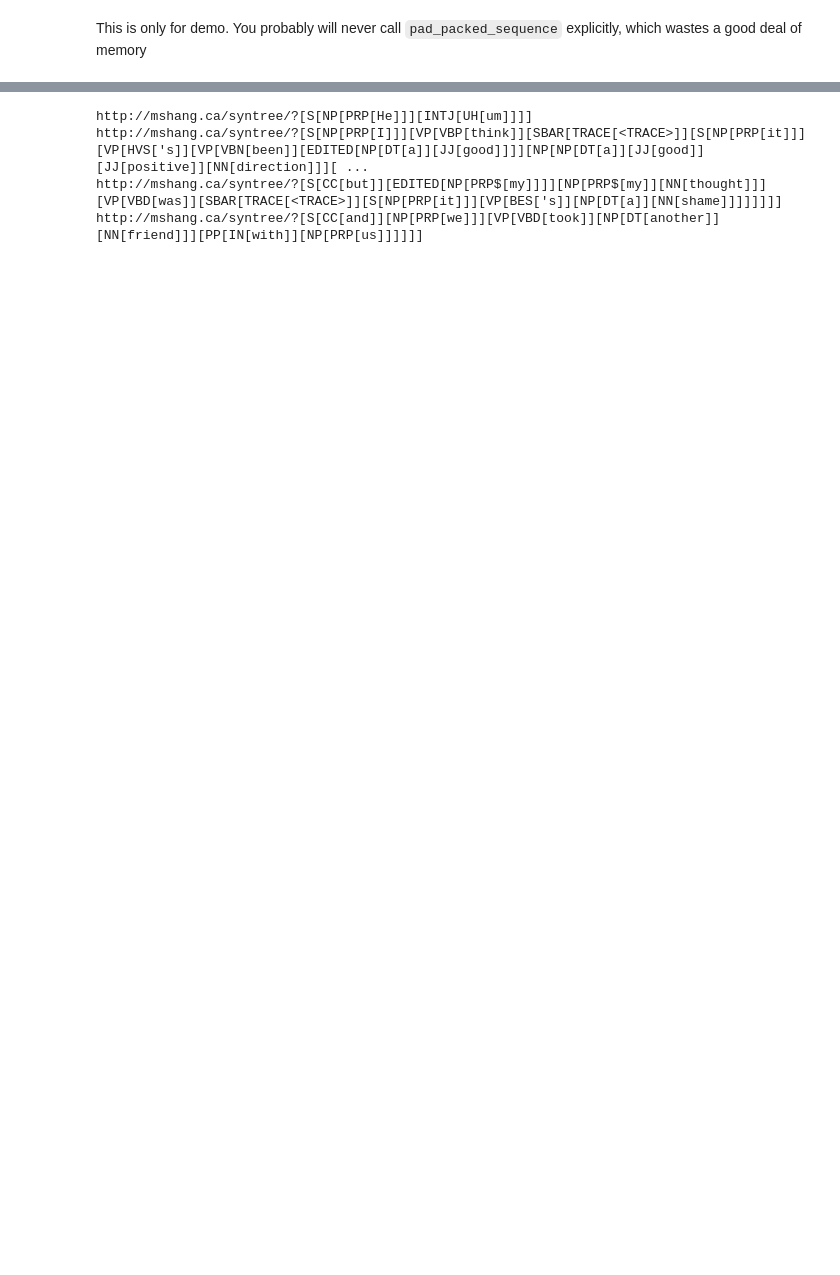
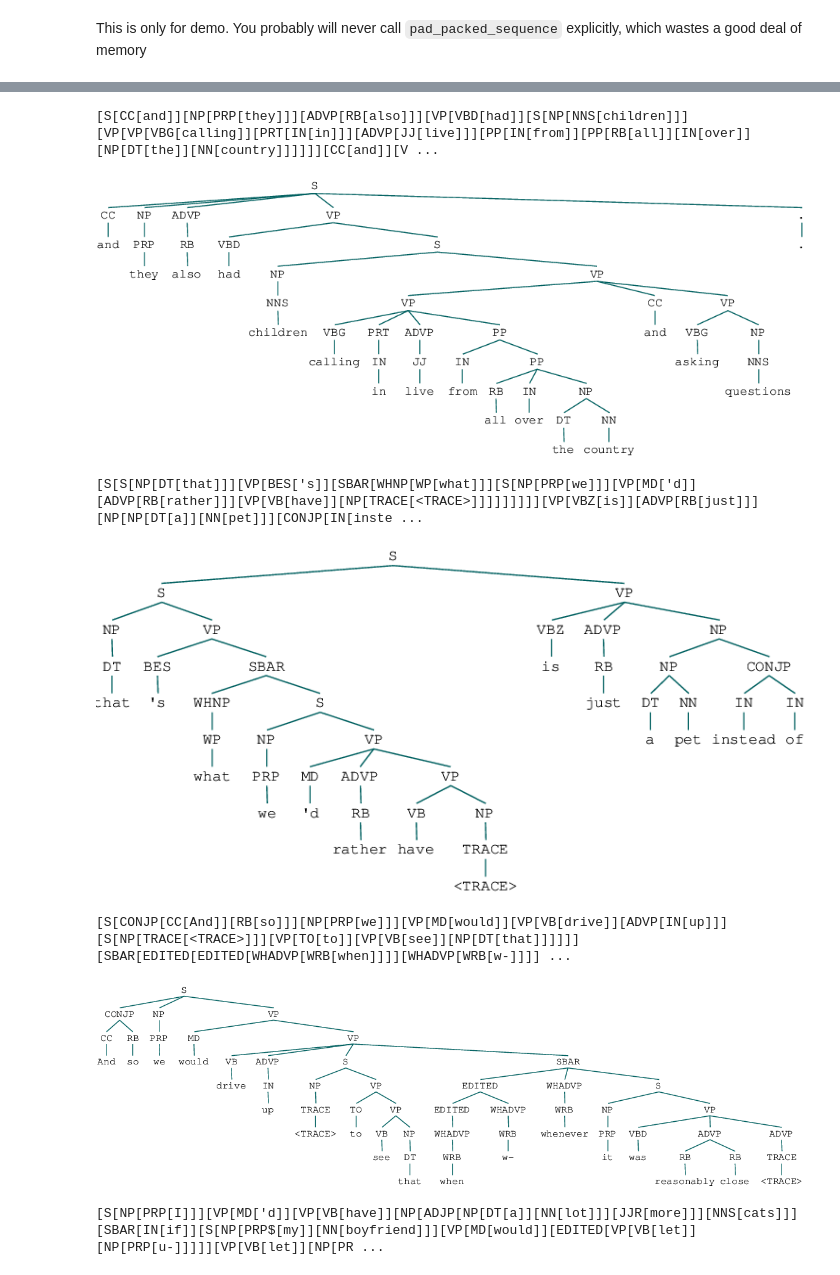
Before and after one commit to haasdo95/data_prep, a Jupyter notebook: pytorch_demo.ipynb, the cells around one changed output, grey strips where cells are left out. Saved outputs shown, nothing was run; the diff lists cells and outputs as text; code cells hidden in the pictures; blank space fills up the shorter version.

Commit message:
offline syntax tree, yay

```diff
--- a/pytorch_demo.ipynb
+++ b/pytorch_demo.ipynb
@@ -82,6 +82,9 @@ tensor([ 28, 284, 120,  80])
 It's only a demo, people.
 # %%
+import IPython
 import IPython.display as ipd
+from nltk.tree import Tree
+
 
 def display_speech(unpacked_speech, unpacked_speech_len):
     auds = []
@@ -90,22 +93,28 @@ def display_speech(unpacked_speech, unpacked_speech_len):
         auds.append(ipd.Audio(speech, rate=8000))
     return auds
 
+
 def display_syntax(unpacked_syntax, unpacked_syntax_len):
     for s, l in zip(unpacked_syntax, unpacked_syntax_len):
-        syntax = s[:l].numpy()
+        indices = s[:l].numpy()
         tokens = []
-        for syn in syntax:  # turn indices into human-readable strings
+        for i in indices:  # turn indices into human-readable strings
             for k, v in syntax_vocabulary.items():
-                if v == syn:
+                if v == i:
                     tokens.append(k)
                     break
-        syntax = "http://mshang.ca/syntree/?" + "".join(tokens)
+        syntax = "".join(tokens)
         print(syntax)
+        tree = Tree.fromstring(syntax, brackets="[]")
+        IPython.core.display.display(tree)
 # %%
 auds = display_speech(unpacked_speech, unpacked_speech_len)
-syns = display_syntax(unpacked_syntax, unpacked_syntax_len)
+display_syntax(unpacked_syntax, unpacked_syntax_len)
 # %% [output]
-http://mshang.ca/syntree/?[S[NP[PRP[He]]][INTJ[UH[um]]]]
-http://mshang.ca/syntree/?[S[NP[PRP[I]]][VP[VBP[think]][SBAR[TRACE[<TRACE>]][S[NP[PRP[it]]][VP[HVS['s]][VP[VBN[been]][EDITED[NP[DT[a]][JJ[good]]]][NP[NP[DT[a]][JJ[good]][JJ[positive]][NN[direction]]][ ...
-http://mshang.ca/syntree/?[S[CC[but]][EDITED[NP[PRP$[my]]]][NP[PRP$[my]][NN[thought]]][VP[VBD[was]][SBAR[TRACE[<TRACE>]][S[NP[PRP[it]]][VP[BES['s]][NP[DT[a]][NN[shame]]]]]]]]
-http://mshang.ca/syntree/?[S[CC[and]][NP[PRP[we]]][VP[VBD[took]][NP[DT[another]][NN[friend]]][PP[IN[with]][NP[PRP[us]]]]]]
+[S[CC[and]][NP[PRP[they]]][ADVP[RB[also]]][VP[VBD[had]][S[NP[NNS[children]]][VP[VP[VBG[calling]][PRT[IN[in]]][ADVP[JJ[live]]][PP[IN[from]][PP[RB[all]][IN[over]][NP[DT[the]][NN[country]]]]]][CC[and]][V ...
+[figure, added]
+[S[S[NP[DT[that]]][VP[BES['s]][SBAR[WHNP[WP[what]]][S[NP[PRP[we]]][VP[MD['d]][ADVP[RB[rather]]][VP[VB[have]][NP[TRACE[<TRACE>]]]]]]]]][VP[VBZ[is]][ADVP[RB[just]]][NP[NP[DT[a]][NN[pet]]][CONJP[IN[inste ...
+[figure, added]
+[S[CONJP[CC[And]][RB[so]]][NP[PRP[we]]][VP[MD[would]][VP[VB[drive]][ADVP[IN[up]]][S[NP[TRACE[<TRACE>]]][VP[TO[to]][VP[VB[see]][NP[DT[that]]]]]][SBAR[EDITED[EDITED[WHADVP[WRB[when]]]][WHADVP[WRB[w-]]]] ...
+[figure, added]
+[S[NP[PRP[I]]][VP[MD['d]][VP[VB[have]][NP[ADJP[NP[DT[a]][NN[lot]]][JJR[more]]][NNS[cats]]][SBAR[IN[if]][S[NP[PRP$[my]][NN[boyfriend]]][VP[MD[would]][EDITED[VP[VB[let]][NP[PRP[u-]]]]][VP[VB[let]][NP[PR ...
```
Also changed, not shown: parts of 3 cells of this notebook, 1 other file.
